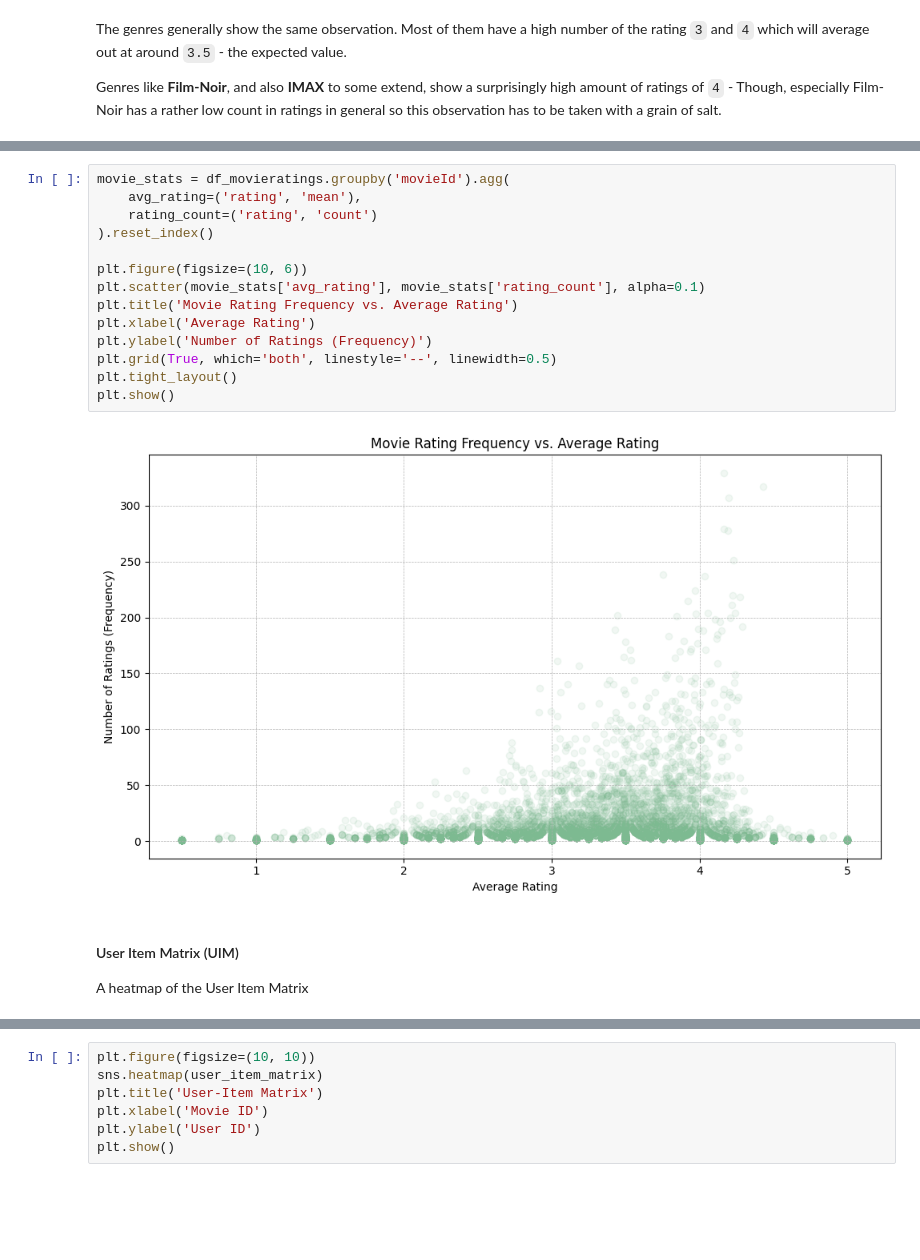
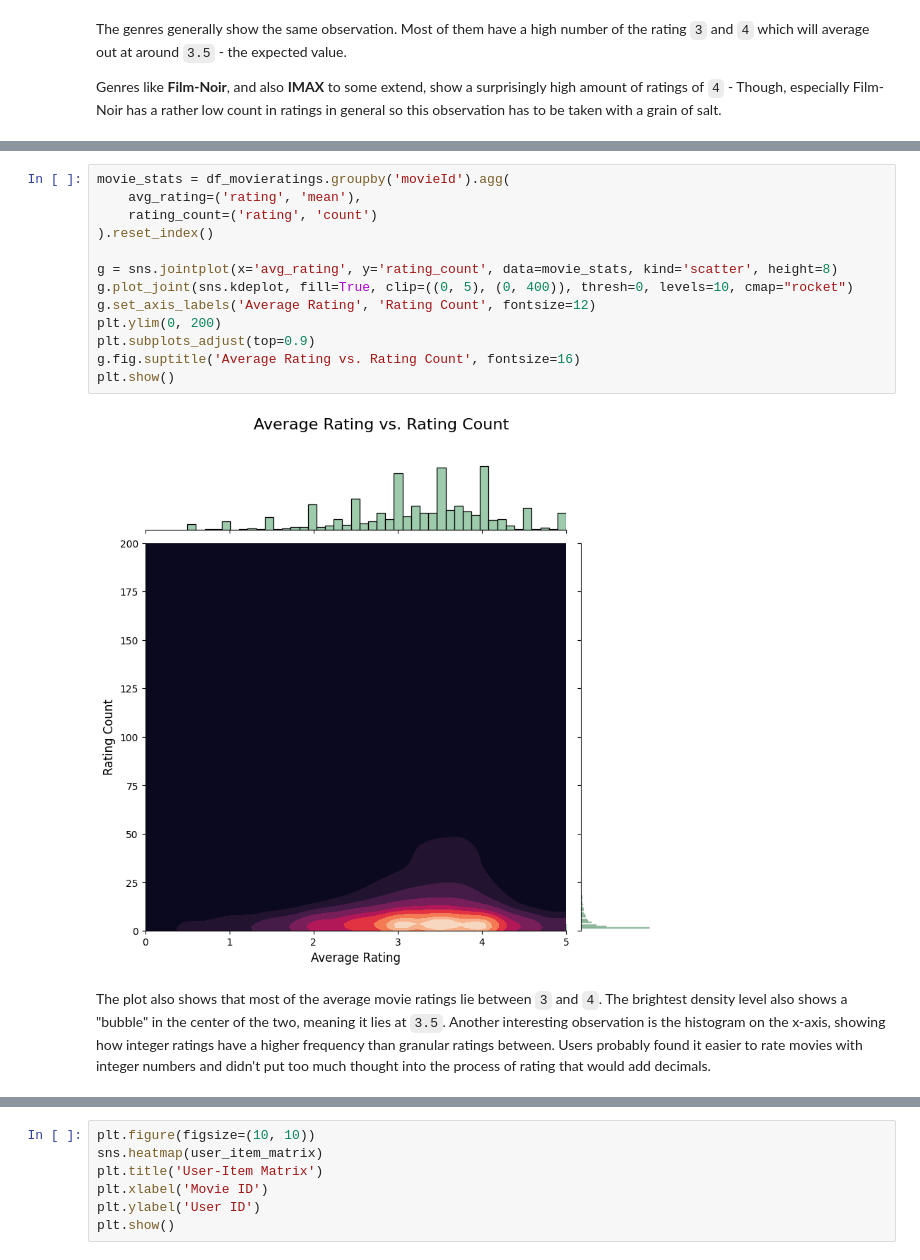
Before and after one commit to okaynils/fhnw-ds-rsy, a Jupyter notebook: MiniChallenge/RSY_ MiniChallenge_FS24.ipynb, the cells around one changed output, grey strips where cells are left out. Cells and saved outputs as stored; diff of their text form; blank space fills up the shorter version.

```diff
--- a/MiniChallenge/RSY_ MiniChallenge_FS24.ipynb
+++ b/MiniChallenge/RSY_ MiniChallenge_FS24.ipynb
@@ -286,19 +386,17 @@ How often a movie was rated as a function of average rating
-# %%
-movie_stats = df_movieratings.groupby('movieId').agg(
-    avg_rating=('rating', 'mean'),
-    rating_count=('rating', 'count')
-).reset_index()
-
-plt.figure(figsize=(10, 6))
-plt.scatter(movie_stats['avg_rating'], movie_stats['rating_count'], alpha=0.1)
-plt.title('Movie Rating Frequency vs. Average Rating')
-plt.xlabel('Average Rating')
-plt.ylabel('Number of Ratings (Frequency)')
-plt.grid(True, which='both', linestyle='--', linewidth=0.5)
-plt.tight_layout()
-plt.show()
-# %% [output]
-[figure, removed]
-# %% [markdown]
-#### User Item Matrix (UIM)
-A heatmap of the User Item Matrix
+# %%
+movie_stats = df_movieratings.groupby('movieId').agg(
+    avg_rating=('rating', 'mean'),
+    rating_count=('rating', 'count')
+).reset_index()
+
+g = sns.jointplot(x='avg_rating', y='rating_count', data=movie_stats, kind='scatter', height=8)
+g.plot_joint(sns.kdeplot, fill=True, clip=((0, 5), (0, 400)), thresh=0, levels=10, cmap="rocket")
+g.set_axis_labels('Average Rating', 'Rating Count', fontsize=12)
+plt.ylim(0, 200)
+plt.subplots_adjust(top=0.9)
+g.fig.suptitle('Average Rating vs. Rating Count', fontsize=16)
+plt.show()
+# %% [output]
+[figure, added]
+# %% [markdown]
+The plot also shows that most of the average movie ratings lie between `3` and `4`. The brightest density level also shows a "bubble" in the center of the two, meaning it lies at `3.5`. Another interesting observation is the histogram on the x-axis, showing how integer ratings have a higher frequency than granular ratings between. Users probably found it easier to rate movies with integer numbers and didn't put too much thought into the process of rating that would add decimals.
```
Also changed, not shown: parts of 40 cells of this notebook.
